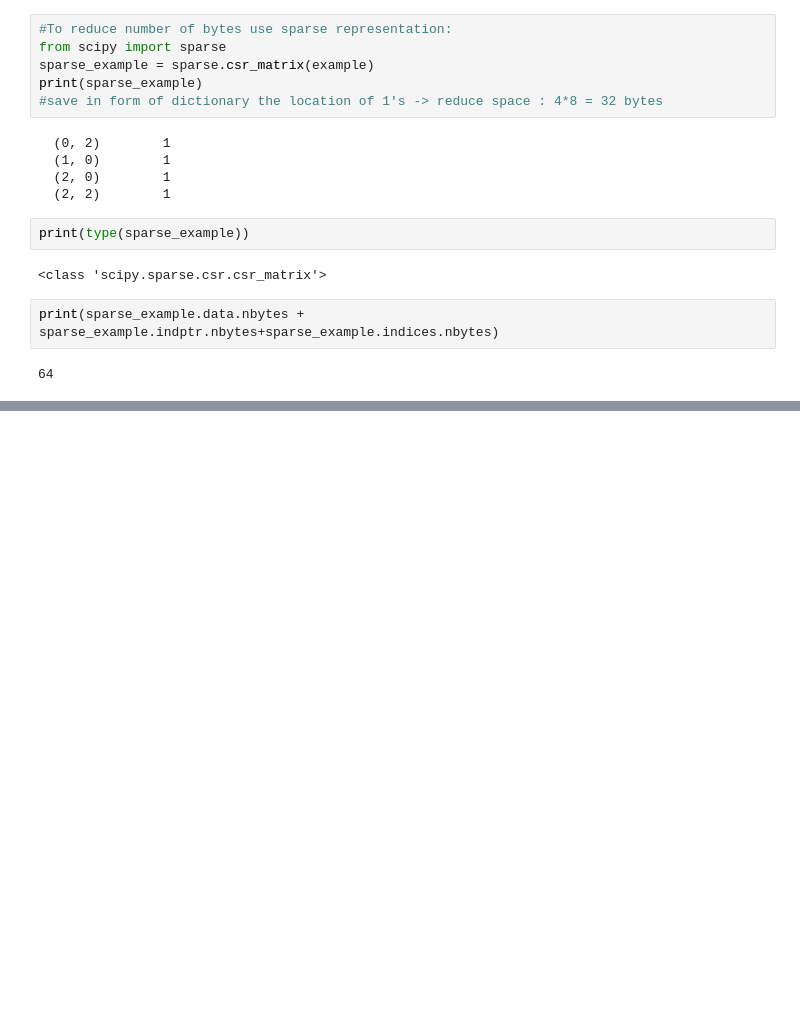
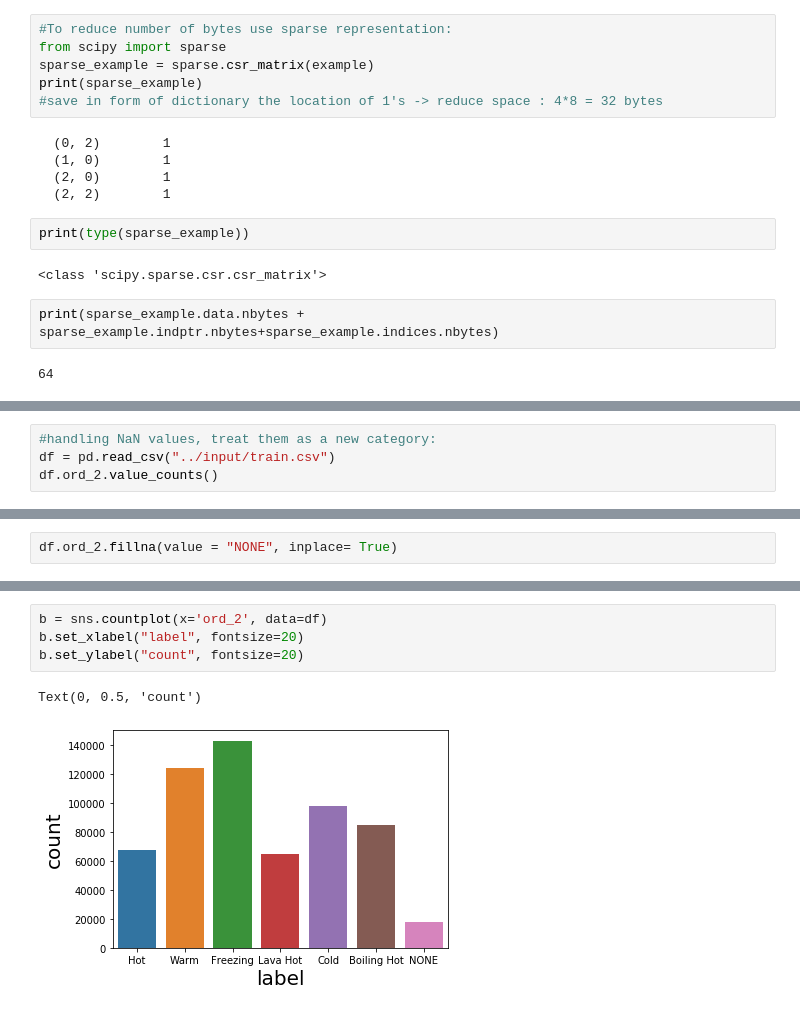
Before and after one commit to JnavioT/Practice_ML_DL, a Jupyter notebook: C5_Approaching_categorical_variables/notebooks/exploration.ipynb, the cells around one changed output, grey strips where cells are left out. Drawn from its saved outputs; the diff is of its cells as text; blank space fills up the shorter version.

```diff
--- a/C5_Approaching_categorical_variables/notebooks/exploration.ipynb
+++ b/C5_Approaching_categorical_variables/notebooks/exploration.ipynb
@@ -131,0 +283,4 @@ print("Full size of sparse array: {fullsize}")
+# %%
+#handling NaN values, treat them as a new category:
+df = pd.read_csv("../input/train.csv")
+df.ord_2.value_counts()
@@ -131,0 +295,2 @@ print("Full size of sparse array: {fullsize}")
+# %%
+df.ord_2.fillna(value = "NONE", inplace= True)
@@ -131,0 +309,7 @@ print("Full size of sparse array: {fullsize}")
+# %%
+b = sns.countplot(x='ord_2', data=df)
+b.set_xlabel("label", fontsize=20)
+b.set_ylabel("count", fontsize=20)
+# %% [output]
+Text(0, 0.5, 'count')
+[figure, added]
```
Also changed, not shown: parts of 26 cells of this notebook, 1 other file.
